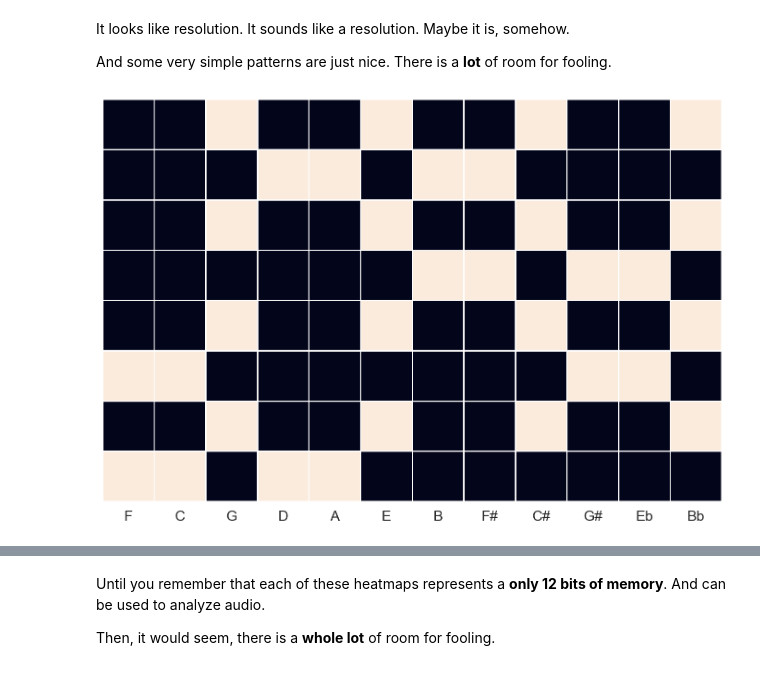
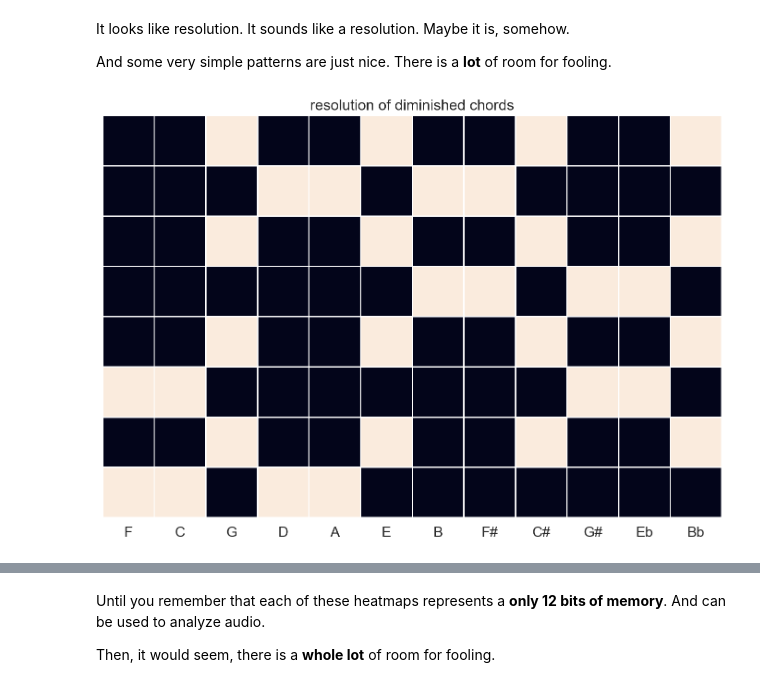
Before and after one commit to timsum/harmonypartition, a Jupyter notebook: jup/Chapter_2b_Fifths_as_Audible_Order.ipynb, the cells around one changed output, grey strips where cells are left out. Saved outputs shown, nothing was run; the diff lists cells and outputs as text; code cells hidden in the pictures.

```diff
--- a/jup/Chapter_2b_Fifths_as_Audible_Order.ipynb
+++ b/jup/Chapter_2b_Fifths_as_Audible_Order.ipynb
@@ -84,18 +84,18 @@ And some very simple patterns are just nice. There is a **lot** of room for fool
 # %%
 tritone = 0b1001001001
 third = 0b0110110000
 third2 = pt_utils.rotate_bits_right(third, 3)
 third3 = pt_utils.rotate_bits_right(third, 6)
 third4 = pt_utils.rotate_bits_right(third, 9)
 
 sequence = [tritone, third, tritone, third2, tritone, third3, tritone, third4]
 
-jpt_pt.multiple_notegroup_heatmap(sequence)
+jpt_pt.multiple_notegroup_heatmap(sequence, title="resolution of diminished chords")
 
 resolution = jpt_pt.link_wavepile_sequences(sequence, duration=4)
 ipd.Audio(resolution, rate=4000)
 # %% [output]
-[figure, old version]
+[figure, new version]
 [interactive output not drawn]
 # %% [markdown]
 Until you remember that each of these heatmaps represents a **only 12 bits of memory**. And can be used to analyze audio.
```
Also changed, not shown: parts of 4 cells of this notebook, 1 other file.
